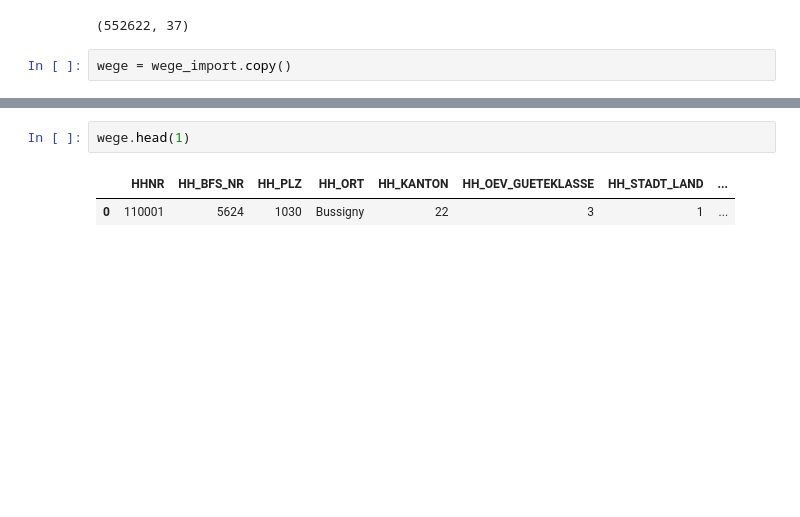
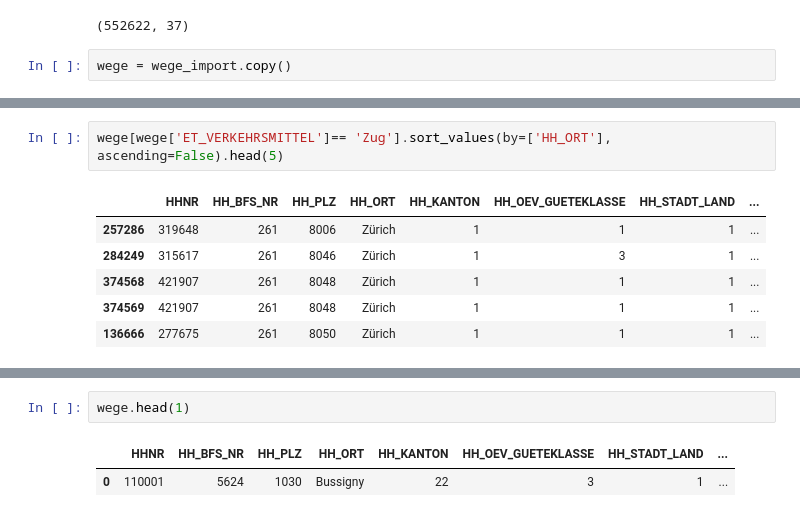
Before and after one commit to LeonidWouters/ANM, a Jupyter notebook: Wege_CO2_Berechnungen.ipynb, the cells around one changed output, grey strips where cells are left out. Saved outputs shown, nothing was run; the diff lists cells and outputs as text; blank space fills up the shorter version.

```diff
--- a/Wege_CO2_Berechnungen.ipynb
+++ b/Wege_CO2_Berechnungen.ipynb
@@ -25,3 +25,12 @@ wege.sort_values(by=['ABSCHNITTLÄNGE_IN_KM'], ascending=False).head(5)
 wege[wege['GIS_E_ID']=='2021-08-09T17:48:31.751Z'].explore(column='WEGABSCHNITT_STADT_LAND_TYPOLOGIE', cmap='cool', tiles='CartoDB positron' , legend=True)
 # %% [output]
 [interactive output not drawn]
+# %%
+wege[wege['ET_VERKEHRSMITTEL']== 'Zug'].sort_values(by=['HH_ORT'], ascending=False).head(5)
+# %% [output]
+|  | HHNR | HH_BFS_NR | HH_PLZ | HH_ORT | HH_KANTON | HH_OEV_GUETEKLASSE | HH_STADT_LAND | ... |
+| 257286 | 319648 | 261 | 8006 | Zürich | 1 | 1 | 1 | ... |
+| 284249 | 315617 | 261 | 8046 | Zürich | 1 | 3 | 1 | ... |
+| 374568 | 421907 | 261 | 8048 | Zürich | 1 | 1 | 1 | ... |
+| 374569 | 421907 | 261 | 8048 | Zürich | 1 | 1 | 1 | ... |
+| 136666 | 277675 | 261 | 8050 | Zürich | 1 | 1 | 1 | ... |
```
Also changed, not shown: parts of 5 cells of this notebook.
